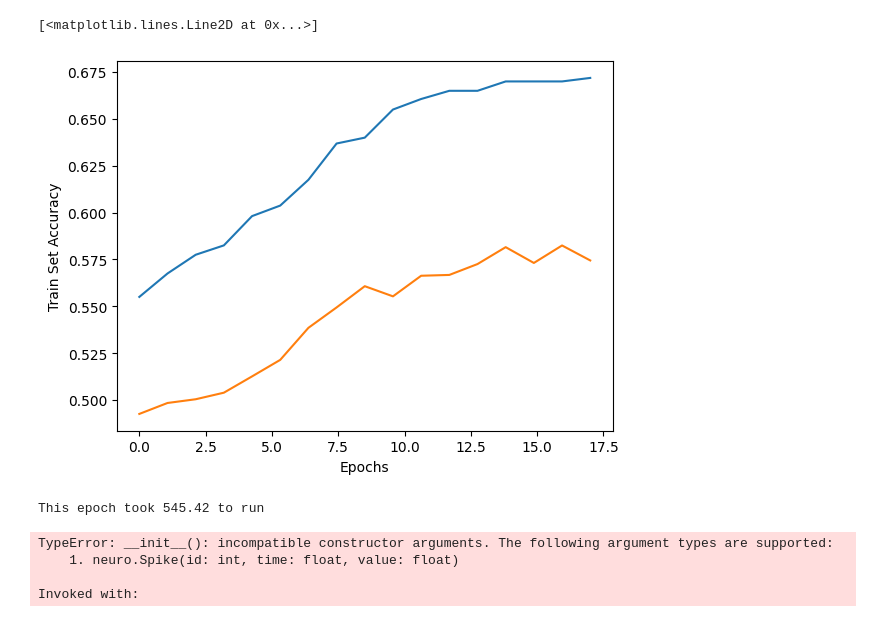
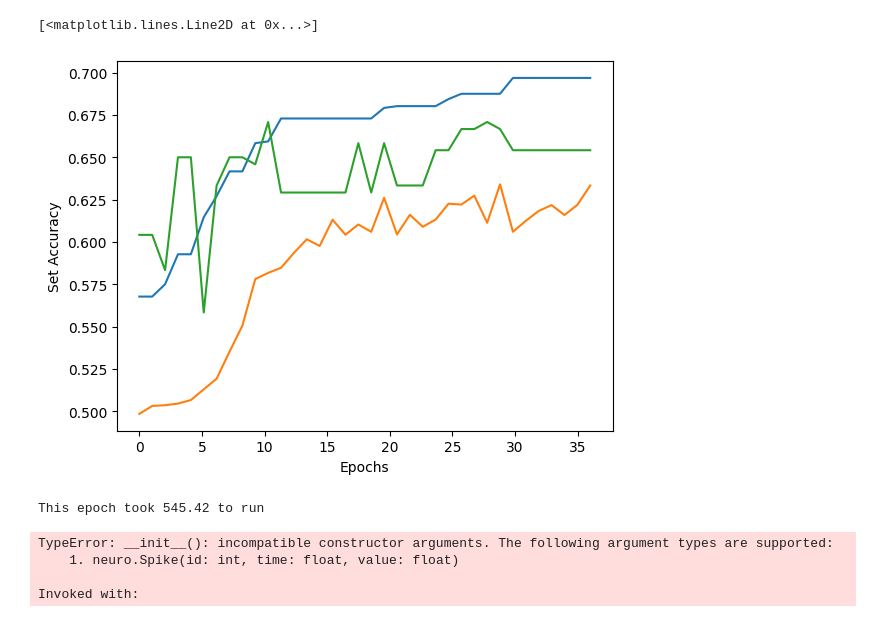
Before and after one commit to khood5/MLAudio, a Jupyter notebook: shotspotter/snn/classification.ipynb, the cells around one changed output. Drawn from its saved outputs; the diff is of its cells as text; code cells hidden in the pictures.

Commit message:
dataset handling

```diff
--- a/shotspotter/snn/classification.ipynb
+++ b/shotspotter/snn/classification.ipynb
@@ -124,3 +139,5 @@ validation_labels = labels[cutoff_index:DATASET_CAP]
+# %%
+training_spikes, training_labels, validation_spikes, validation_labels, test_spikes, test_labels = read_spikes_from_disk('./data/dataset-200.npz')
 # %%
 # Configure RISP and EONS
 risp_config = {
@@ -212,8 +229,9 @@ def compute_fitness(net, spikes, labels, display_per_class=False, reconstruct_sp
             for j in range(len(spikes[i])):
                 rec_spikes[i].append([])
 
-                for active_spike in spikes[i][j]:
-                    rec_spikes[i][j].append(neuro.Spike(active_spike[0], active_spike[1], active_spike[2]))
+                for spk in spikes[i][j]:
+                    if spk[2] == 1:
+                        rec_spikes[i][j].append(neuro.Spike(spk[0], spk[1], spk[2]))
 
         spikes = rec_spikes
 
@@ -258,21 +276,21 @@ t0, t1, = 0, 0
 # For now we'll turn each spike into a tuple (id, time, value) so we can serialize it for multiprocessing,
 # Then we'll reconstruct it in each com
 # I'm not sure if we can make neuro.Spike picklable easily since it's in c++
-training_spikes_serializable = []
-for i in range(len(training_spikes)):
-    training_spikes_serializable.append([])
-
-    for j in range(len(training_spikes[i])): # channel index
-        training_spikes_serializable[i].append([])
-
-        for active_spike in training_spikes[i][j]:
-            training_spikes_serializable[i][j].append((active_spike.id, active_spike.time, active_spike.value))
+#training_spikes_serializable = []
+#for i in range(len(training_spikes)):
+#    training_spikes_serializable.append([])
+#
+#    for j in range(len(training_spikes[i])): # channel index
+#        training_spikes_serializable[i].append([])
+#
+#        for active_spike in training_spikes[i][j]:
+#            training_spikes_serializable[i][j].append((active_spike.id, active_spike.time, active_spike.value))
 # %%
 for i in range(EPOCH_COUNT):
     print(f'Starting epoch {i}...')
     t0 = time.time()
 
-    compute_fitness_partial = functools.partial(compute_fitness, spikes=training_spikes_serializable, labels=training_labels, reconstruct_spikes=True)
+    compute_fitness_partial = functools.partial(compute_fitness, spikes=training_spikes, labels=training_labels, reconstruct_spikes=True)
     with multiprocessing.Pool(processes=NUM_PROCESSES) as p:
         fits = p.map(compute_fitness_partial,
                     [n.network for n in pop.networks])
@@ -286,9 +304,14 @@ for i in range(EPOCH_COUNT):
     network_details(best_net)
 
     # try it on validation set samples
-    validation_fit = compute_fitness(best_net, validation_spikes, validation_labels, display_per_class=True)
-    best_fit_validation_log.append(validation_fit)
+    validation_fit = compute_fitness(best_net, validation_spikes, validation_labels, display_per_class=True, reconstruct_spikes=True)
+    best_fit_validation_log.append(validation_fit/(DATASET_CAP-TRAINING_SET_SIZE))
     print(f'Validation set accuracy for best network: {validation_fit/(DATASET_CAP-TRAINING_SET_SIZE):.2f}')
+
+    # write best network on validation set to file
+    if best_fit_validation_log[-1] > max(best_fit_validation_log):
+        with open('best_network.json', 'w') as f:
+            json.dump(best_net.as_json(), f)
 
     print(f'This epoch took {time.time()-t0:.2f} to run')
     print('----------')
@@ -314,20 +355,23 @@ Starting epoch 18...
 # %%
-plt.ylabel('Train Set Accuracy')
+plt.ylabel('Set Accuracy')
 plt.xlabel('Epochs')
 
+# note that the first two are on train set, and last one is validation set
+# todo: make pretty
 plt.plot(np.linspace(0, len(best_fit_log), len(best_fit_log)), best_fit_log)
 plt.plot(np.linspace(0, len(pop_fit_log), len(pop_fit_log)), pop_fit_log)
+plt.plot(np.linspace(0, len(best_fit_validation_log), len(best_fit_validation_log)), best_fit_validation_log)
 # %% [output]
 [<matplotlib.lines.Line2D at 0x...>]
-[figure, old version]
+[figure, new version]
 # %%
 # TODO: add mechanism to save current best performer on validation set
 # %% [output]
 This epoch took 545.42 to run
-# %%
-neuro.Spike()
-# %% [output]
-TypeError: __init__(): incompatible constructor arguments. The following argument types are supported:
-    1. neuro.Spike(id: int, time: float, value: float)
-
-Invoked with:
+# %%
+neuro.Spike()
+# %% [output]
+TypeError: __init__(): incompatible constructor arguments. The following argument types are supported:
+    1. neuro.Spike(id: int, time: float, value: float)
+
+Invoked with:
```
Also changed, not shown: parts of 6 cells of this notebook, 3 other files.
